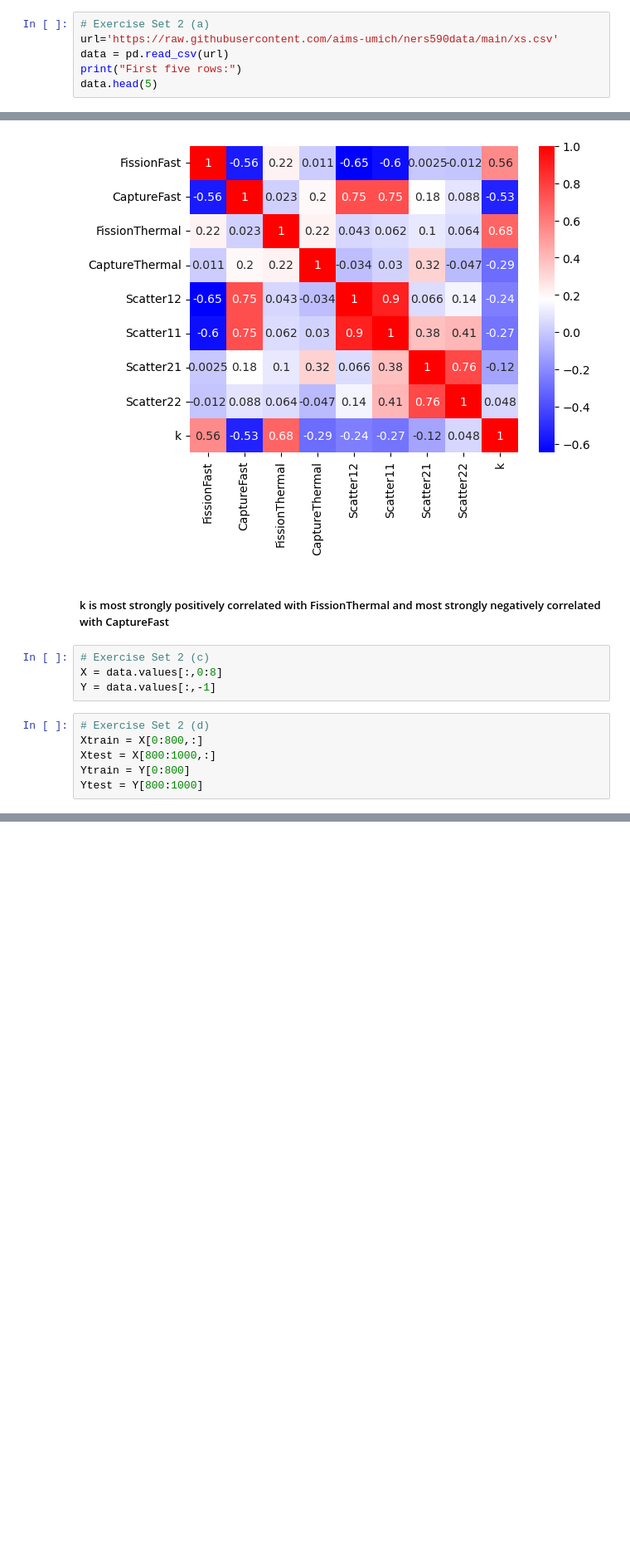
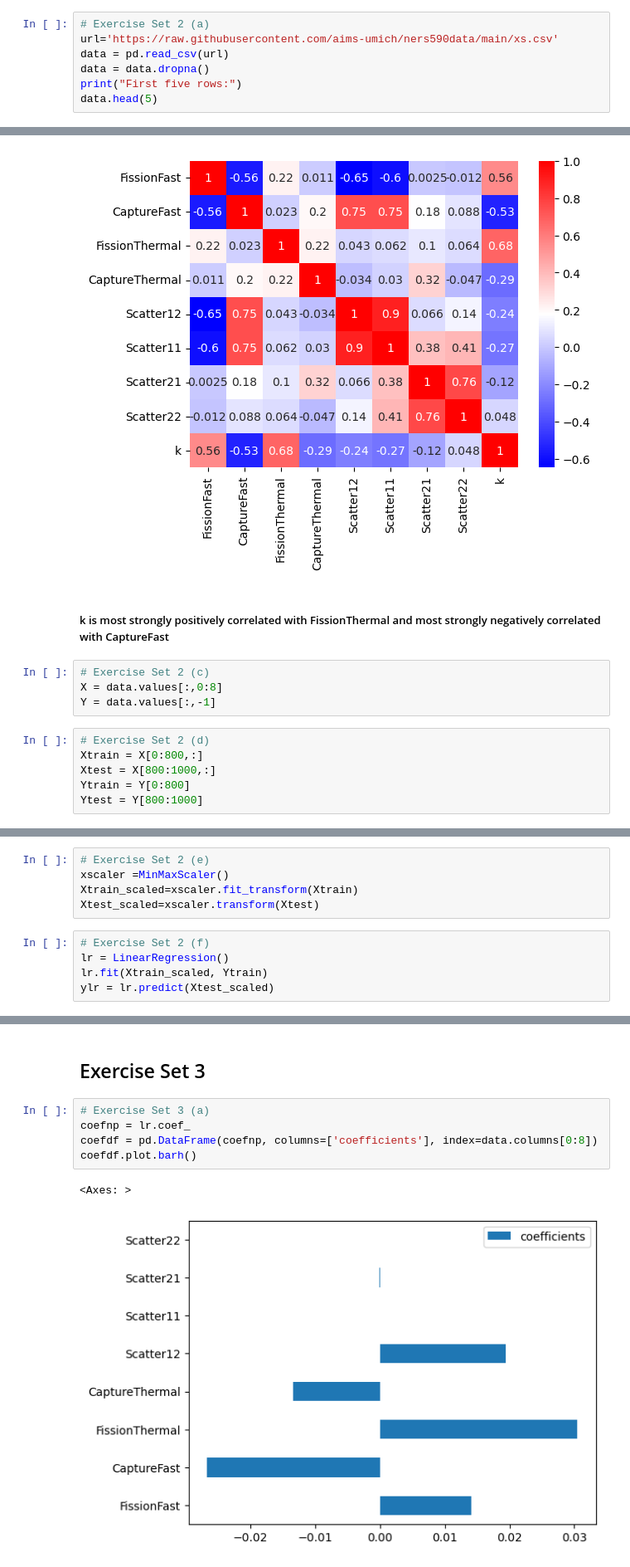
Before and after one commit to AdamBedel/ners590, a Jupyter notebook: bedel_lab2.ipynb, the cells around one changed output, grey strips where cells are left out. Shown at 83% size. Cells and saved outputs as stored; diff of their text form; blank space fills up the shorter version.

```diff
--- a/bedel_lab2.ipynb
+++ b/bedel_lab2.ipynb
@@ -19,6 +20,7 @@ from sklearn.preprocessing import MinMaxScaler, StandardScaler
 # Exercise Set 2 (a)
 url='https://raw.githubusercontent.com/aims-umich/ners590data/main/xs.csv'
 data = pd.read_csv(url)
+data = data.dropna()
 print("First five rows:")
 data.head(5)
 # %% [output]
@@ -68,0 +67,10 @@ Ytest = Y[800:1000]
+# %%
+# Exercise Set 2 (e)
+xscaler =MinMaxScaler()
+Xtrain_scaled=xscaler.fit_transform(Xtrain)
+Xtest_scaled=xscaler.transform(Xtest)
+# %%
+# Exercise Set 2 (f)
+lr = LinearRegression()
+lr.fit(Xtrain_scaled, Ytrain)
+ylr = lr.predict(Xtest_scaled)
@@ -68,0 +109,10 @@ Ytest = Y[800:1000]
+# %% [markdown]
+<h2> Exercise Set 3
+# %%
+# Exercise Set 3 (a)
+coefnp = lr.coef_
+coefdf = pd.DataFrame(coefnp, columns=['coefficients'], index=data.columns[0:8])
+coefdf.plot.barh()
+# %% [output]
+<Axes: >
+[figure, added]
```
Also changed, not shown: parts of 6 cells of this notebook.
